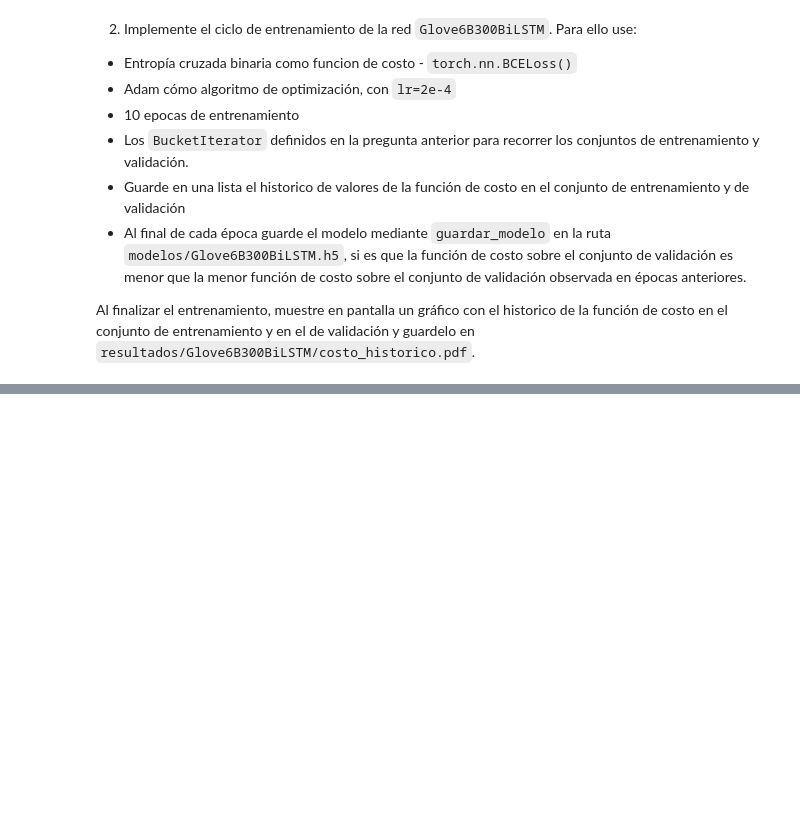
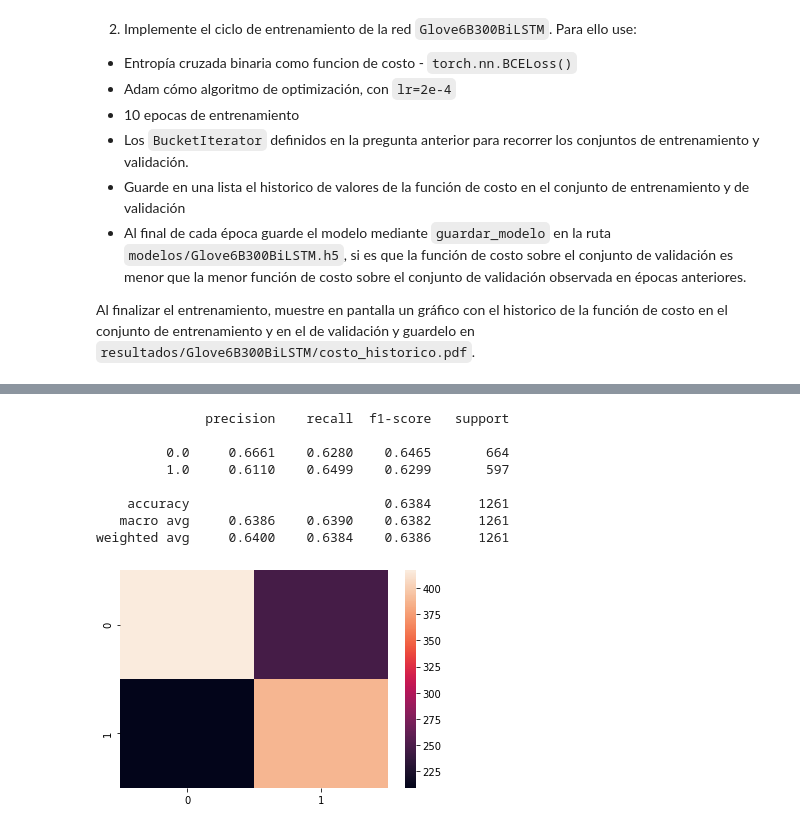
Before and after one commit to Diego-II/Ejercicio3-NLP, a Jupyter notebook: e3 procesamiento de texto y redes LSTM.ipynb, the cells around one changed output, grey strips where cells are left out. Drawn from its saved outputs; the diff is of its cells as text; code cells hidden in the pictures; blank space fills up the shorter version.

```diff
--- a/e3 procesamiento de texto y redes LSTM.ipynb
+++ b/e3 procesamiento de texto y redes LSTM.ipynb
@@ -781,0 +958,28 @@ list(train_iter)
+# %%
+def get_y_pred(y_hat):
+  y_hat = (y_hat > 0.5).int()
+  return y_hat
+# %%
+model.eval()   # Set model to evaluate mode
+y_hat_arr = []
+y_true = []
+for num_batch, batch in enumerate(test_iter):
+
+  inputs, len = batch.pro_X
+  labels = batch.y.squeeze()
+
+  y_hat = model(inputs, len)
+  y_hat_arr.extend(get_y_pred(y_hat).tolist())
+  y_true.extend(labels.tolist())
+# %%
+evalua_sklearn(y_true, y_hat_arr, 'Glove6B300BiLSTM')
+# %% [output]
+              precision    recall  f1-score   support
+
+         0.0     0.6661    0.6280    0.6465       664
+         1.0     0.6110    0.6499    0.6299       597
+
+    accuracy                         0.6384      1261
+   macro avg     0.6386    0.6390    0.6382      1261
+weighted avg     0.6400    0.6384    0.6386      1261
+[figure, added]
```
Also changed, not shown: parts of 32 cells of this notebook, 3 other files.
